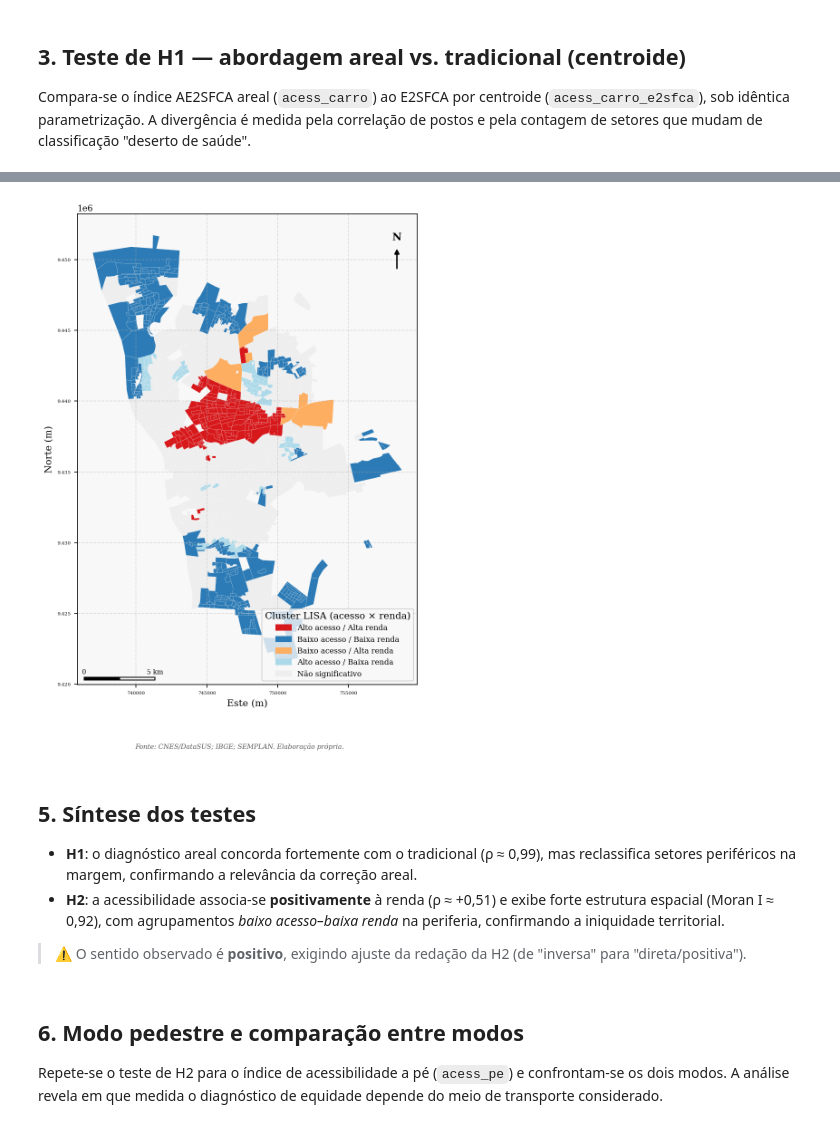
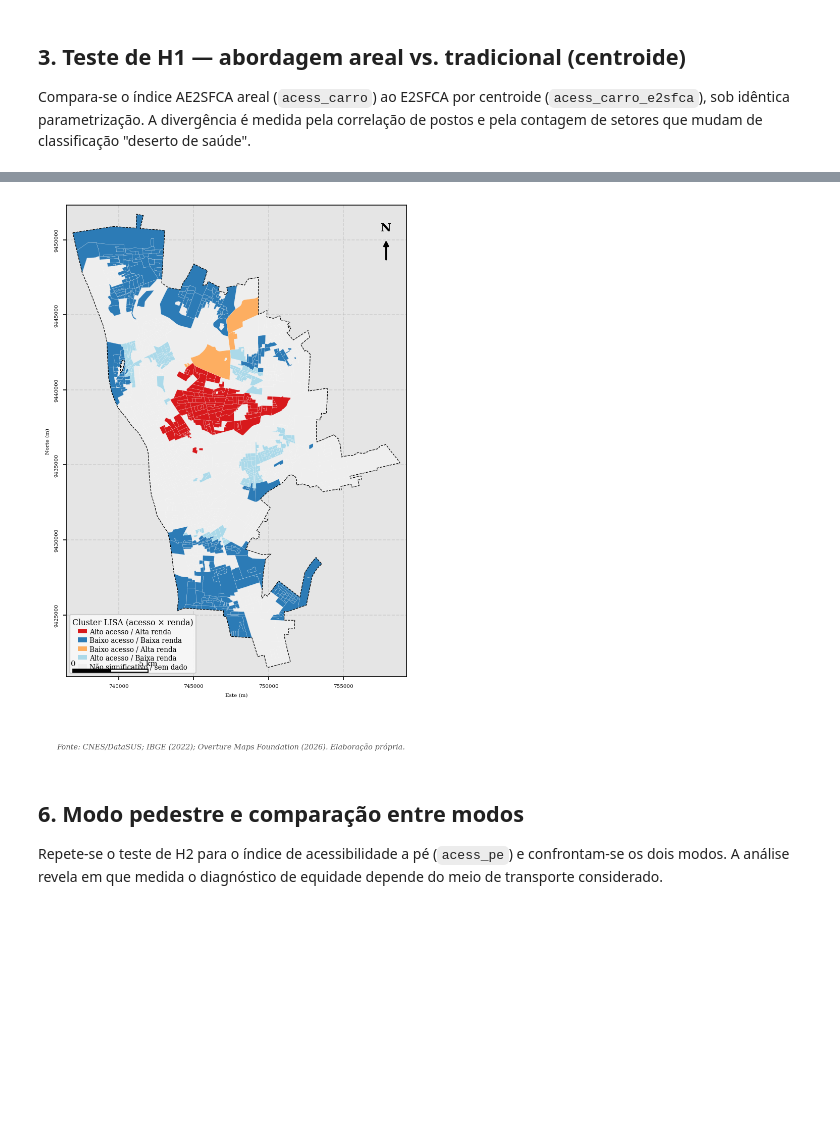
Before and after one commit to felipedantas-pi/ae2sfca-ubs, a Jupyter notebook: notebooks/06.1_Testes_das_Hiposteses.ipynb, the cells around one changed output, grey strips where cells are left out. Saved outputs shown, nothing was run; the diff lists cells and outputs as text; code cells hidden in the pictures; blank space fills up the shorter version.

```diff
--- a/notebooks/06.1_Testes_das_Hiposteses.ipynb
+++ b/notebooks/06.1_Testes_das_Hiposteses.ipynb
@@ -148,34 +160,34 @@ LH      8
-# %%
-# ── Fig. 03 — Agrupamentos LISA (acesso carro × renda) ──────────────────────
-CLUSTERS = {1: ("Alto acesso / Alta renda",   "#D7191C"),
-            3: ("Baixo acesso / Baixa renda",  "#2C7BB6"),
-            2: ("Baixo acesso / Alta renda",   "#FDAE61"),
-            4: ("Alto acesso / Baixa renda",   "#ABD9E9")}
-fig, ax = plt.subplots(figsize=(9, 9))
-sub[~sub["sig"]].plot(ax=ax, color="#EEEEEE", edgecolor="white", linewidth=0.1)  # não-sig
-handles = []
-for q, (rotulo, cor) in CLUSTERS.items():
-    g = sub[sub["sig"] & (sub["q"] == q)]
-    if len(g):
-        g.plot(ax=ax, color=cor, edgecolor="white", linewidth=0.1)
-        handles.append(Patch(color=cor, label=rotulo))
-handles.append(Patch(color="#EEEEEE", label="Não significativo"))
-ax.legend(handles=handles, title="Cluster LISA (acesso × renda)", loc="lower right", fontsize=8)
-moldura_mapa(ax, "", "CNES/DataSUS; IBGE; SEMPLAN. Elaboração própria.")
-barra_escala(ax); seta_norte(ax)
-plt.savefig(FIGURAS_NB / "nb061_fig03_h2_lisa.png", bbox_inches="tight")
-plt.show()
-# %% [output]
-[figure, removed]
-# %% [markdown]
-## 5. Síntese dos testes
-- **H1**: o diagnóstico areal concorda fortemente com o tradicional (ρ ≈ 0,99), mas
-  reclassifica setores periféricos na margem, confirmando a relevância da correção areal.
-- **H2**: a acessibilidade associa-se **positivamente** à renda (ρ ≈ +0,51) e exibe forte
-  estrutura espacial (Moran I ≈ 0,92), com agrupamentos *baixo acesso–baixa renda* na
-  periferia, confirmando a iniquidade territorial.
-> ⚠️ O sentido observado é **positivo**, exigindo ajuste da redação da H2 (de "inversa" para
-> "direta/positiva").
+# %%
+# ── Helper de mapa LISA (padrão cartográfico do projeto) ────────────────────
+CLUSTERS = {1: ("Alto acesso / Alta renda",  "#D7191C"),
+            3: ("Baixo acesso / Baixa renda", "#2C7BB6"),
+            2: ("Baixo acesso / Alta renda",  "#FDAE61"),
+            4: ("Alto acesso / Baixa renda",  "#ABD9E9")}
+
+def mapa_lisa(gdf_clusters, arquivo, titulo_legenda):
+    fig, ax = plt.subplots(figsize=(5.8, 8.3)); ax.set_facecolor("#E5E5E5")
+    ac.plot(ax=ax, color="#EEEEEE", edgecolor="white", linewidth=0.1, zorder=2)   # base
+    handles = []
+    for q, (rotulo, cor) in CLUSTERS.items():
+        g = gdf_clusters[gdf_clusters["sig"] & (gdf_clusters["q"] == q)]
+        if len(g):
+            g.plot(ax=ax, color=cor, edgecolor="white", linewidth=0.1, zorder=3)
+            handles.append(Patch(facecolor=cor, label=rotulo))
+    handles.append(Patch(facecolor="#EEEEEE", label="Não significativo / sem dado"))
+    gdf_zu.boundary.plot(ax=ax, color="black", ls="--", lw=0.6, zorder=4)
+    ax.legend(handles=handles, title=titulo_legenda, loc="lower left",
+              fontsize=6.5, title_fontsize=7.5, framealpha=0.9)
+    ajustar_zoom_camada(ax, gdf_zu, margem=0.02)
+    moldura_mapa(ax, "", FONTE_PADRAO)
+    formatar_eixos_mapa(ax, fontsize=5)
+    barra_escala(ax); seta_norte(ax)
+    fig.savefig(FIGURAS_NB / arquivo, dpi=300, bbox_inches="tight")
+    plt.show()
+# %%
+# ── Fig. 03 — Agrupamentos LISA (acesso automóvel × renda) ──────────────────
+mapa_lisa(sub, "nb061_fig03_h2_lisa.png", "Cluster LISA (acesso × renda)")
+# %% [output]
+[figure, added]
 # %% [markdown]
 ## 6. Modo pedestre e comparação entre modos
 
```
Also changed, not shown: parts of 17 cells of this notebook, 11 other files.
